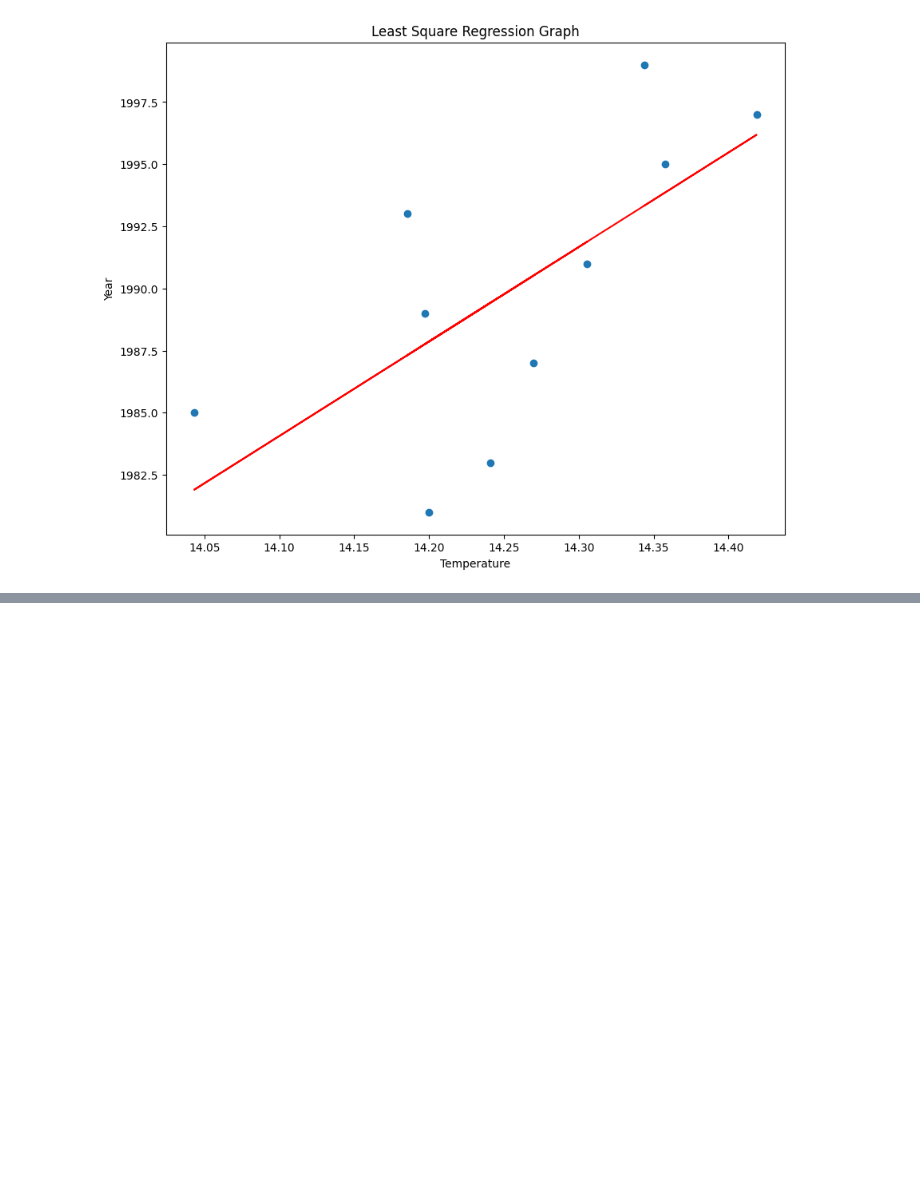
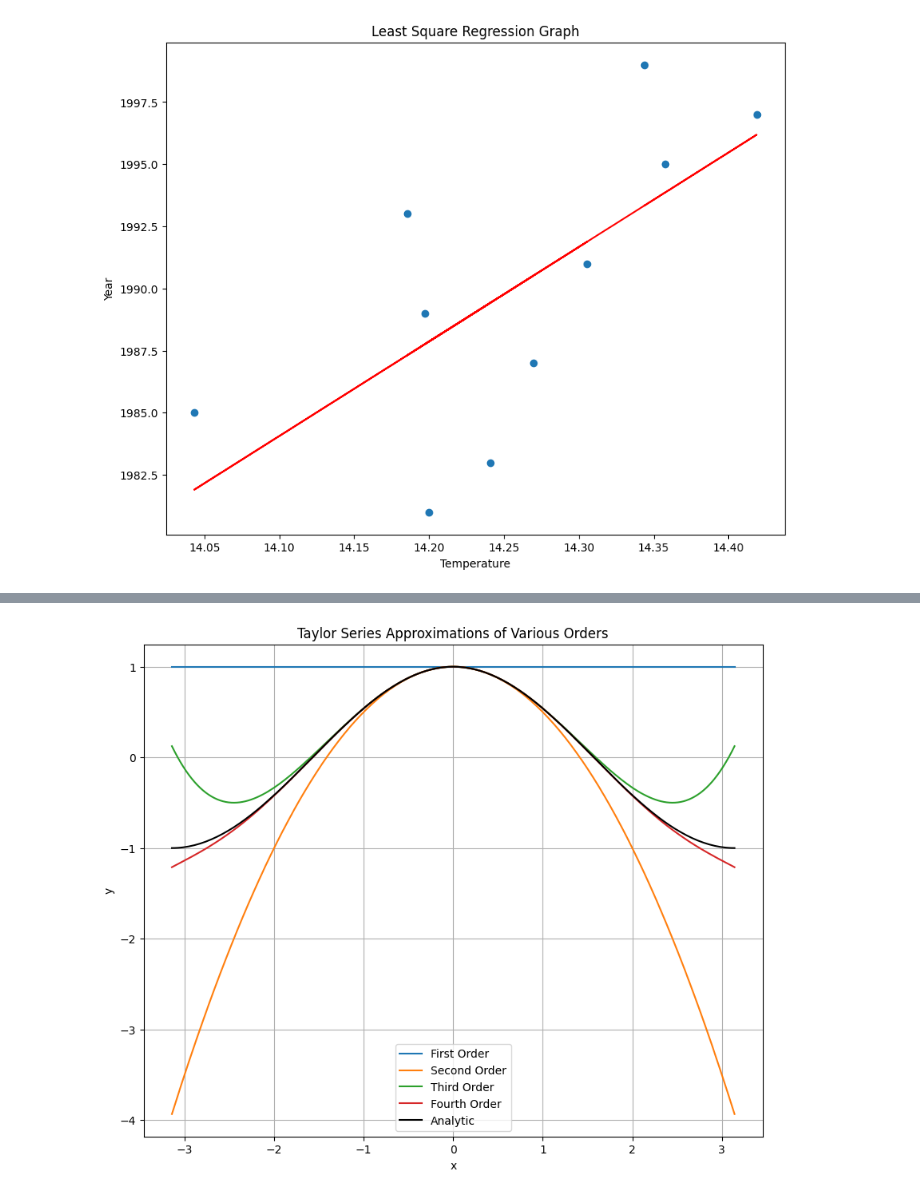
Before and after one commit to achrip/aol-projects, a Jupyter notebook: sci-comp/myAol.sync.ipynb, the cells around one changed output, grey strips where cells are left out. Cells and saved outputs as stored; diff of their text form; code cells hidden in the pictures; blank space fills up the shorter version.

```diff
--- a/sci-comp/myAol.sync.ipynb
+++ b/sci-comp/myAol.sync.ipynb
@@ -167,0 +228,21 @@ plt.show()
+# %%
+# taylor expansion of cos(x)
+x = np.linspace (-np.pi, np.pi, 200)
+y = np.zeros(len(x))
+
+labels = ['First Order', 'Second Order', 'Third Order', 'Fourth Order']
+
+plt.figure(figsize=(10,8))
+for n, label in zip(range(4), labels):
+    y = y + ((-1)**n * (x)**(2*n)) / np.math.factorial(2*n)
+    plt.plot(x, y, label = label)
+
+plt.plot(x, np.cos(x), 'k', label = 'Analytic')
+plt.grid()
+plt.title('Taylor Series Approximations of Various Orders')
+plt.xlabel('x')
+plt.ylabel('y')
+plt.legend()
+plt.show()
+# %% [output]
+[figure, added]
```
Also changed, not shown: parts of 11 cells of this notebook, 1 other file.
